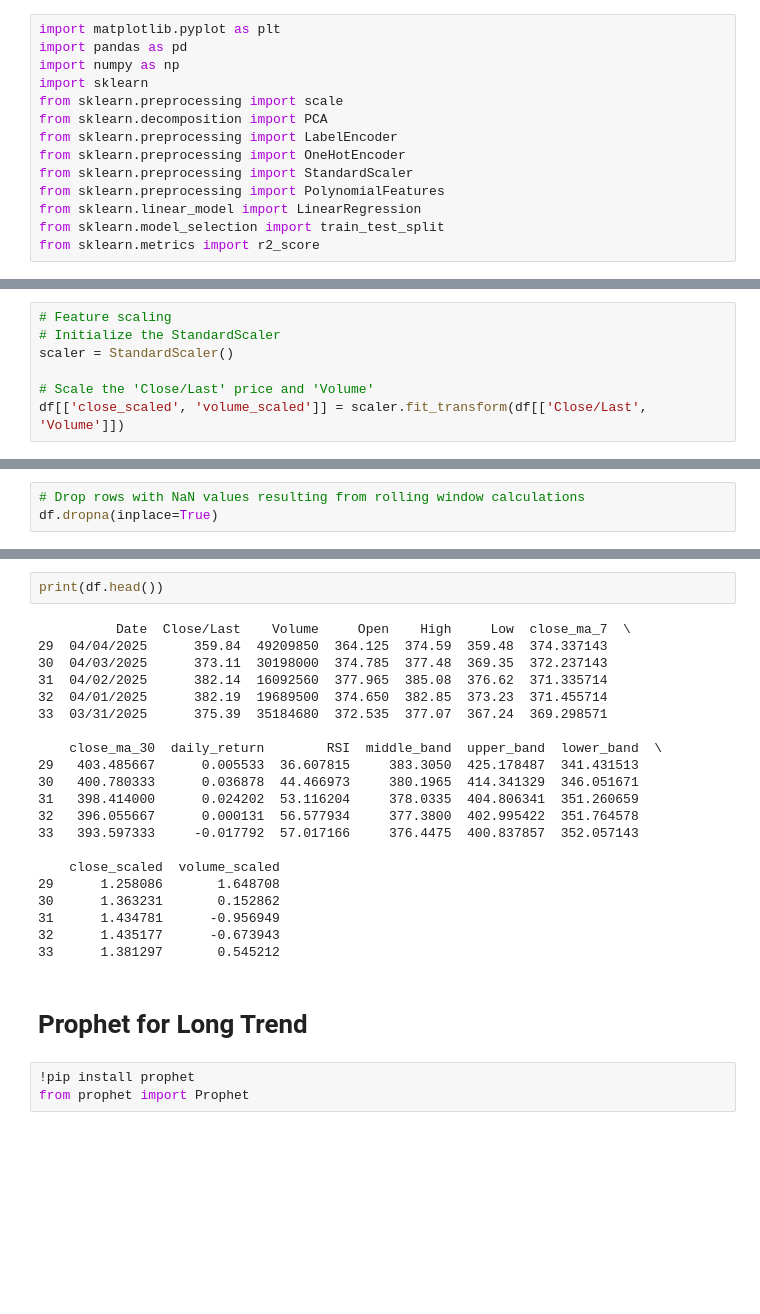
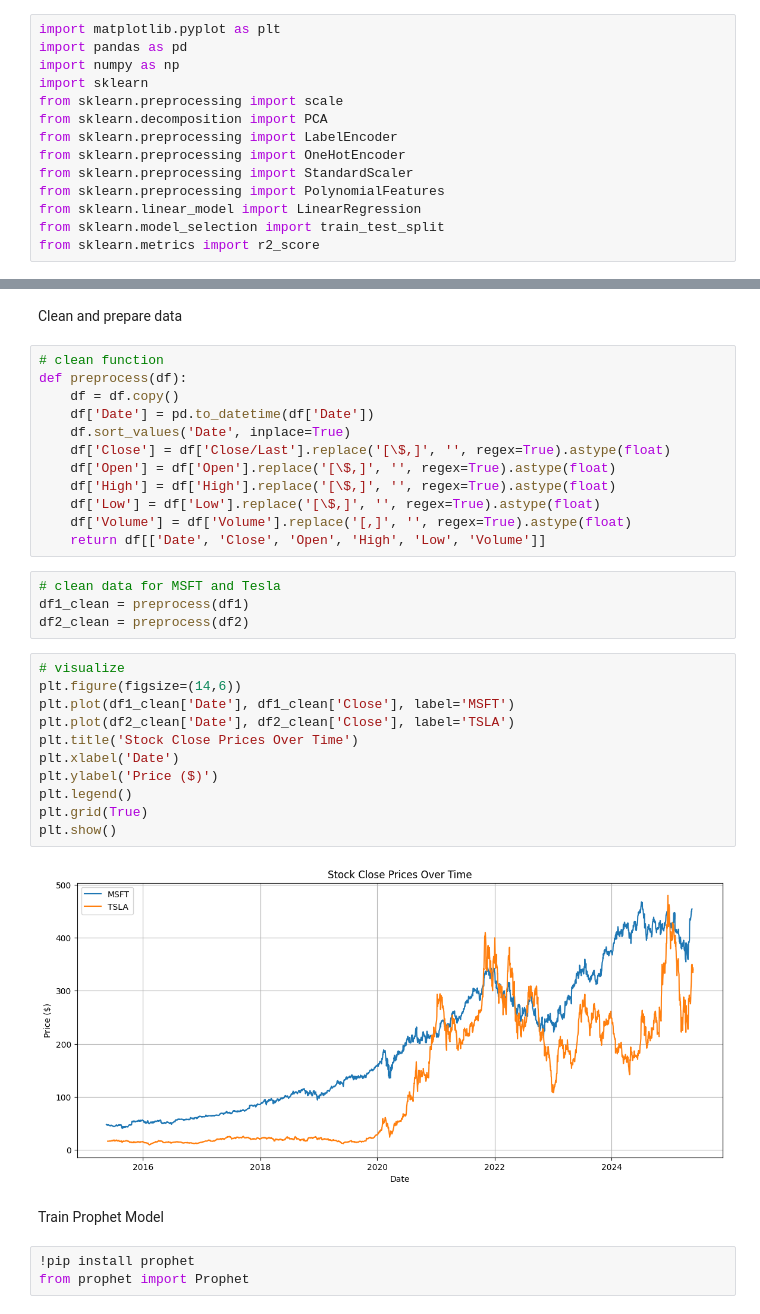
Before and after one commit to HenryLiu0405/Stock-Price-Prediction, a Jupyter notebook: Stock_Price_Predition.ipynb, the cells around one changed output, grey strips where cells are left out. Saved outputs shown, nothing was run; the diff lists cells and outputs as text; blank space fills up the shorter version.

```diff
--- a/Stock_Price_Predition.ipynb
+++ b/Stock_Price_Predition.ipynb
@@ -106,7 +33,0 @@ Standardization of features
-# %%
-# Feature scaling
-# Initialize the StandardScaler
-scaler = StandardScaler()
-
-# Scale the 'Close/Last' price and 'Volume'
-df[['close_scaled', 'volume_scaled']] = scaler.fit_transform(df[['Close/Last', 'Volume']])
@@ -115,3 +33,0 @@ Reprocess missing values
-# %%
-# Drop rows with NaN values resulting from rolling window calculations
-df.dropna(inplace=True)
@@ -120,28 +34,36 @@ Print data after process
-# %%
-print(df.head())
-# %% [output]
-          Date  Close/Last    Volume     Open    High     Low  close_ma_7  \
-29  04/04/2025      359.84  49209850  364.125  374.59  359.48  374.337143
-30  04/03/2025      373.11  30198000  374.785  377.48  369.35  372.237143
-31  04/02/2025      382.14  16092560  377.965  385.08  376.62  371.335714
-32  04/01/2025      382.19  19689500  374.650  382.85  373.23  371.455714
-33  03/31/2025      375.39  35184680  372.535  377.07  367.24  369.298571
-
-    close_ma_30  daily_return        RSI  middle_band  upper_band  lower_band  \
-29   403.485667      0.005533  36.607815     383.3050  425.178487  341.431513
-30   400.780333      0.036878  44.466973     380.1965  414.341329  346.051671
-31   398.414000      0.024202  53.116204     378.0335  404.806341  351.260659
-32   396.055667      0.000131  56.577934     377.3800  402.995422  351.764578
-33   393.597333     -0.017792  57.017166     376.4475  400.837857  352.057143
-
-    close_scaled  volume_scaled
-29      1.258086       1.648708
-30      1.363231       0.152862
-31      1.434781      -0.956949
-32      1.435177      -0.673943
-33      1.381297       0.545212
-# %% [markdown]
-# Prophet for Long Trend
+# %% [markdown]
+Clean and prepare data
+# %%
+# clean function
+def preprocess(df):
+    df = df.copy()
+    df['Date'] = pd.to_datetime(df['Date'])
+    df.sort_values('Date', inplace=True)
+    df['Close'] = df['Close/Last'].replace('[\$,]', '', regex=True).astype(float)
+    df['Open'] = df['Open'].replace('[\$,]', '', regex=True).astype(float)
+    df['High'] = df['High'].replace('[\$,]', '', regex=True).astype(float)
+    df['Low'] = df['Low'].replace('[\$,]', '', regex=True).astype(float)
+    df['Volume'] = df['Volume'].replace('[,]', '', regex=True).astype(float)
+    return df[['Date', 'Close', 'Open', 'High', 'Low', 'Volume']]
+# %%
+# clean data for MSFT and Tesla
+df1_clean = preprocess(df1)
+df2_clean = preprocess(df2)
+# %%
+# visualize
+plt.figure(figsize=(14,6))
+plt.plot(df1_clean['Date'], df1_clean['Close'], label='MSFT')
+plt.plot(df2_clean['Date'], df2_clean['Close'], label='TSLA')
+plt.title('Stock Close Prices Over Time')
+plt.xlabel('Date')
+plt.ylabel('Price ($)')
+plt.legend()
+plt.grid(True)
+plt.show()
+# %% [output]
+[figure, added]
+# %% [markdown]
+Train Prophet Model
 # %%
 !pip install prophet
 from prophet import Prophet
```
Also changed, not shown: parts of 44 cells of this notebook.
